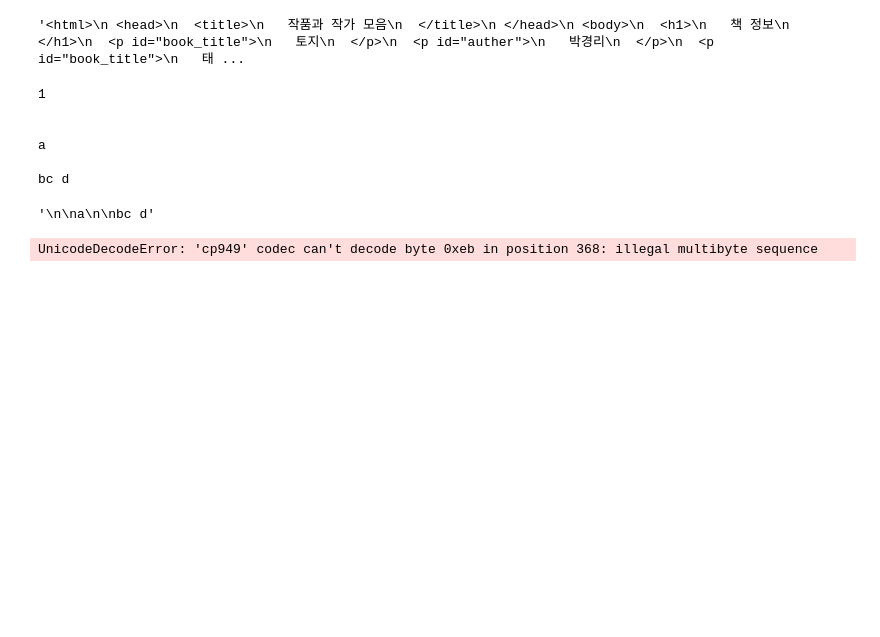
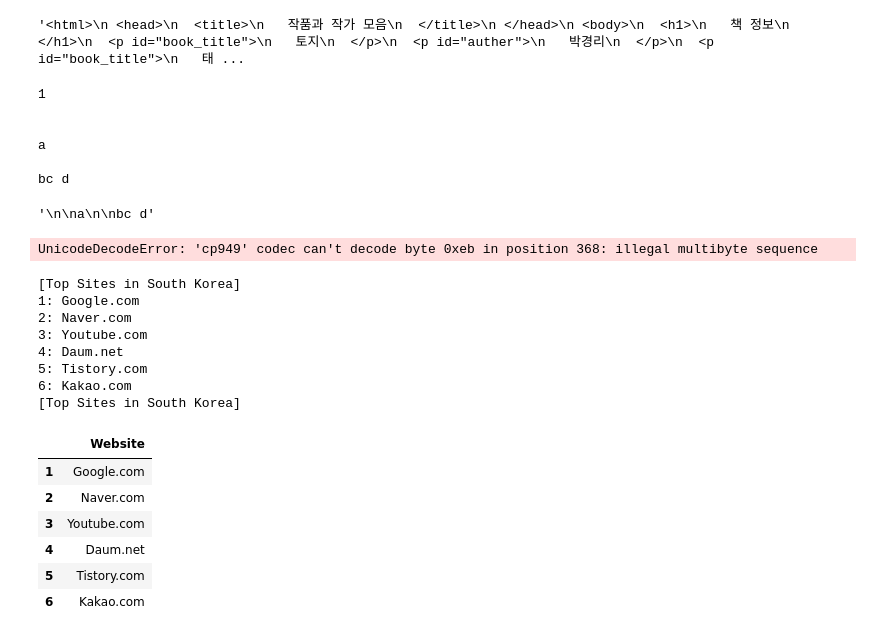
Before and after one commit to pepze21/Web-Crawling, a Jupyter notebook: WebCrawling_Parsing.ipynb, the cells around one changed output. Drawn from its saved outputs; the diff is of its cells as text; code cells hidden in the pictures; blank space fills up the shorter version.

Commit message:
BeautifulSoup & Selenium practice

```diff
--- a/WebCrawling_Parsing.ipynb
+++ b/WebCrawling_Parsing.ipynb
@@ -180,3 +188,46 @@ with open('naver_main.html') as f:
 print(soup1)
 # %% [output]
 UnicodeDecodeError: 'cp949' codec can't decode byte 0xeb in position 368: illegal multibyte sequence
+# %%
+import requests
+from bs4 import BeautifulSoup
+import pandas as pd
+
+url = "https://www.alexa.com/topsites/countries/KR"
+
+html_website_ranking = requests.get(url).text
+soup_website_ranking = BeautifulSoup(html_website_ranking, "lxml")
+
+
+# p 태그의 요소 안에서 a 태그의 요소를 찾음
+website_ranking = soup_website_ranking.select('p a')
+website_ranking_address = [website_ranking_element.get_text() for website_ranking_element in website_ranking[1:]]
+
+print("[Top Sites in South Korea]")
+for k in range(6):
+    print("{0}: {1}".format(k+1, website_ranking_address[k]))
+
+
+
+
+website_ranking_dict = {'Website' : website_ranking_address}
+df = pd.DataFrame(website_ranking_dict)
+df.index=df.index+1
+print("[Top Sites in South Korea]")
+df[0:6]
+# %% [output]
+[Top Sites in South Korea]
+1: Google.com
+2: Naver.com
+3: Youtube.com
+4: Daum.net
+5: Tistory.com
+6: Kakao.com
+[Top Sites in South Korea]
+|  | Website |
+| 1 | Google.com |
+| 2 | Naver.com |
+| 3 | Youtube.com |
+| 4 | Daum.net |
+| 5 | Tistory.com |
+| 6 | Kakao.com |
```
Also changed, not shown: parts of 37 cells of this notebook.
